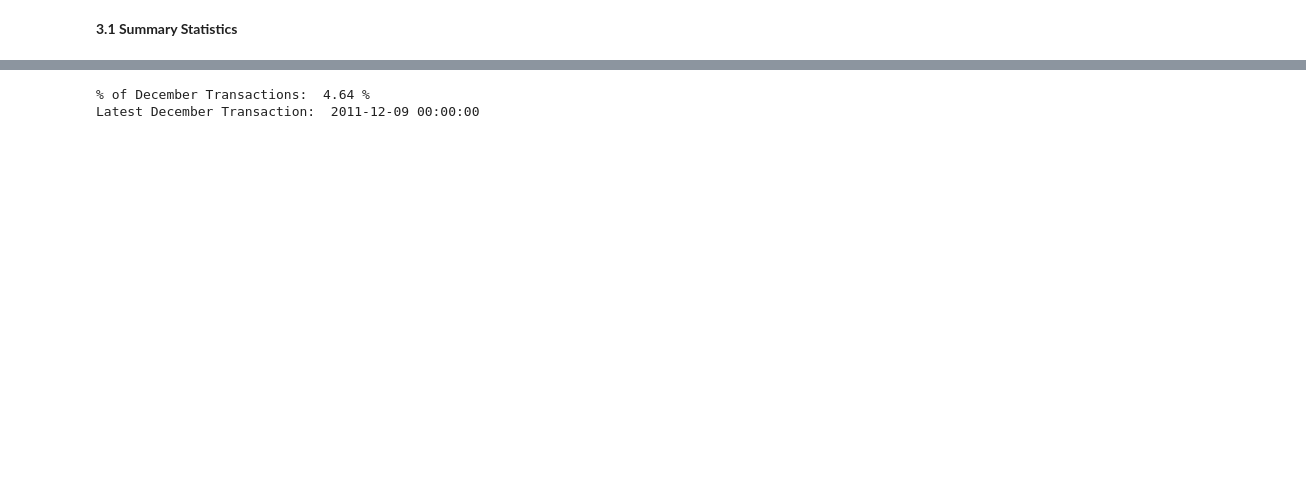
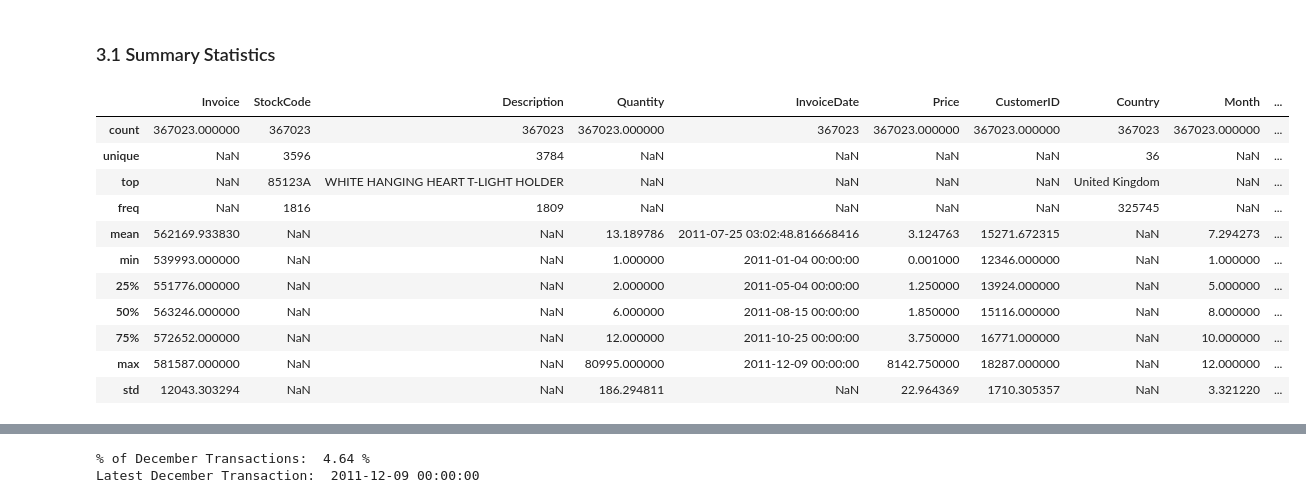
Before and after one commit to ds-edu/DataScienceCapstone_OnlineRetail, a Jupyter notebook: notebooks/ExploratoryDataAnalysis.ipynb, the cells around one changed output, grey strips where cells are left out. Saved outputs shown, nothing was run; the diff lists cells and outputs as text; code cells hidden in the pictures; blank space fills up the shorter version.

```diff
--- a/notebooks/ExploratoryDataAnalysis.ipynb
+++ b/notebooks/ExploratoryDataAnalysis.ipynb
@@ -121,5 +119,20 @@ df.head()
 # %% [markdown]
-**3.1 Summary Statistics**
+### 3.1 Summary Statistics
+# %%
+df.describe( include='all')
+# %% [output]
+|  | Invoice | StockCode | Description | Quantity | InvoiceDate | Price | CustomerID | Country | Month | ... |
+| count | 367023.000000 | 367023 | 367023 | 367023.000000 | 367023 | 367023.000000 | 367023.000000 | 367023 | 367023.000000 | ... |
+| unique | NaN | 3596 | 3784 | NaN | NaN | NaN | NaN | 36 | NaN | ... |
+| top | NaN | 85123A | WHITE HANGING HEART T-LIGHT HOLDER | NaN | NaN | NaN | NaN | United Kingdom | NaN | ... |
+| freq | NaN | 1816 | 1809 | NaN | NaN | NaN | NaN | 325745 | NaN | ... |
+| mean | 562169.933830 | NaN | NaN | 13.189786 | 2011-07-25 03:02:48.816668416 | 3.124763 | 15271.672315 | NaN | 7.294273 | ... |
+| min | 539993.000000 | NaN | NaN | 1.000000 | 2011-01-04 00:00:00 | 0.001000 | 12346.000000 | NaN | 1.000000 | ... |
+| 25% | 551776.000000 | NaN | NaN | 2.000000 | 2011-05-04 00:00:00 | 1.250000 | 13924.000000 | NaN | 5.000000 | ... |
+| 50% | 563246.000000 | NaN | NaN | 6.000000 | 2011-08-15 00:00:00 | 1.850000 | 15116.000000 | NaN | 8.000000 | ... |
+| 75% | 572652.000000 | NaN | NaN | 12.000000 | 2011-10-25 00:00:00 | 3.750000 | 16771.000000 | NaN | 10.000000 | ... |
+| max | 581587.000000 | NaN | NaN | 80995.000000 | 2011-12-09 00:00:00 | 8142.750000 | 18287.000000 | NaN | 12.000000 | ... |
+| std | 12043.303294 | NaN | NaN | 186.294811 | NaN | 22.964369 | 1710.305357 | NaN | 3.321220 | ... |
 # %%
 #Summary statistics for Sales Column
 df.Sales.describe()
```
Also changed, not shown: parts of 59 cells of this notebook, 7 other files.
